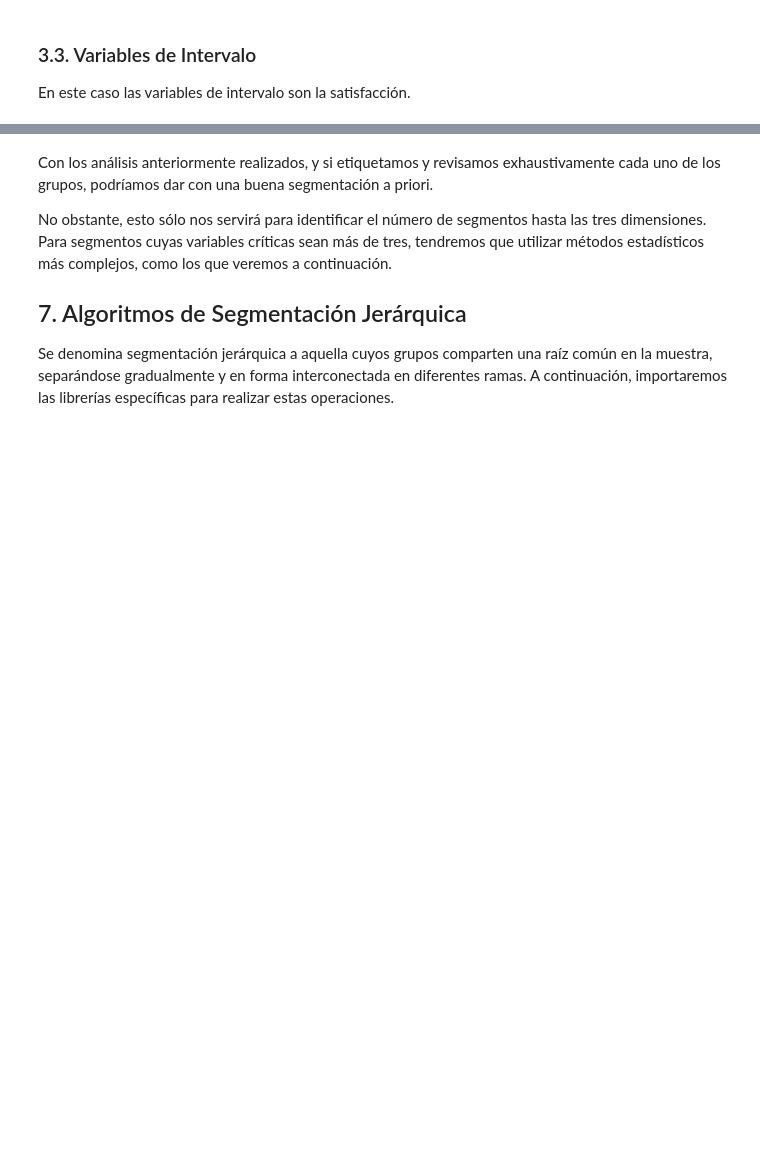
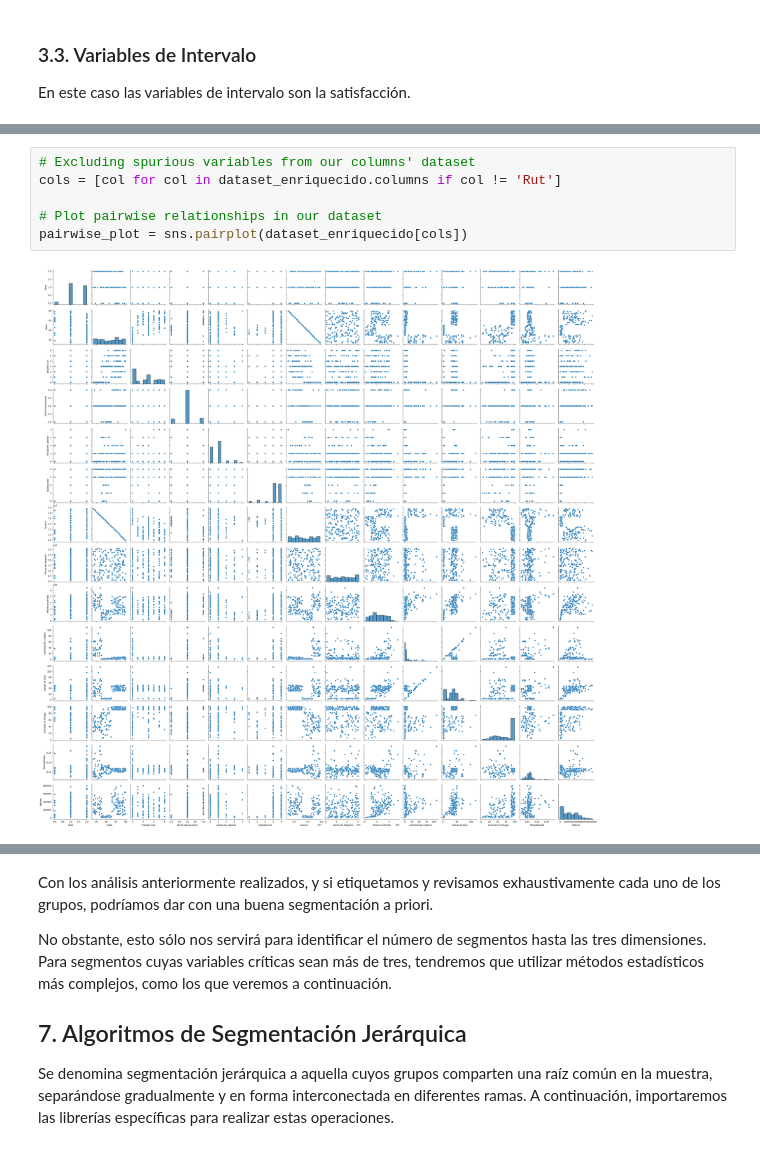
Before and after one commit to benstighe/Marketing, a Jupyter notebook: laboratorio_segmentacion.ipynb, the cells around one changed output, grey strips where cells are left out. Saved outputs shown, nothing was run; the diff lists cells and outputs as text; blank space fills up the shorter version.

```diff
--- a/laboratorio_segmentacion.ipynb
+++ b/laboratorio_segmentacion.ipynb
@@ -323,0 +267,8 @@ fig.show()
+# %%
+# Excluding spurious variables from our columns' dataset
+cols = [col for col in dataset_enriquecido.columns if col != 'Rut']
+
+# Plot pairwise relationships in our dataset
+pairwise_plot = sns.pairplot(dataset_enriquecido[cols])
+# %% [output]
+[figure, added]
```
Also changed, not shown: parts of 43 cells of this notebook, 1 other file.
